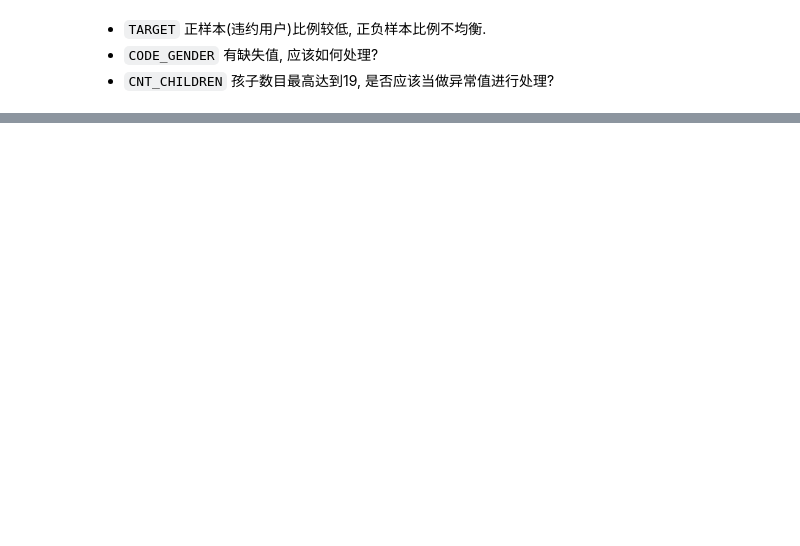
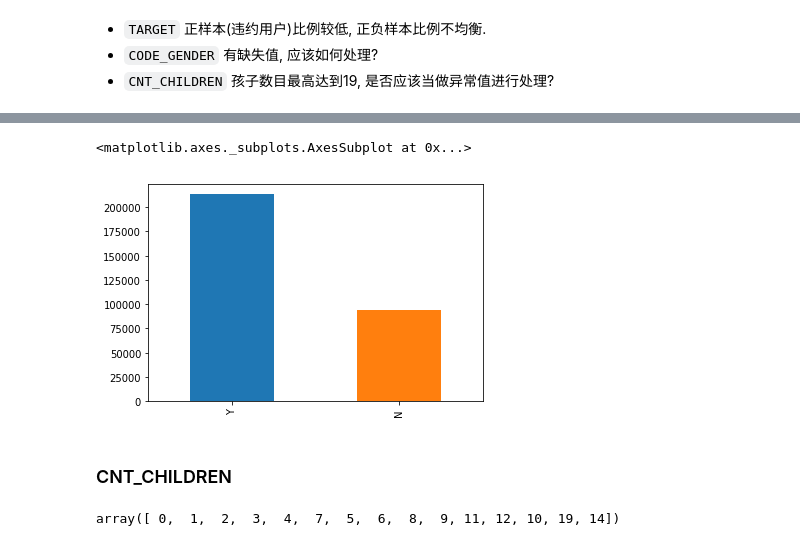
Before and after one commit to ShuaiHuang/kaggle-home-credit-default-risk, a Jupyter notebook: code/data-analysis.ipynb, the cells around one changed output, grey strips where cells are left out. Cells and saved outputs as stored; diff of their text form; code cells hidden in the pictures; blank space fills up the shorter version.

```diff
--- a/code/data-analysis.ipynb
+++ b/code/data-analysis.ipynb
@@ -100,0 +156,11 @@ Name: AMT_REQ_CREDIT_BUREAU_YEAR, dtype: float64
+# %%
+user_df['FLAG_OWN_REALTY'].value_counts().plot(kind='bar')
+# %% [output]
+<matplotlib.axes._subplots.AxesSubplot at 0x...>
+[figure, added]
+# %% [markdown]
+### CNT_CHILDREN
+# %%
+user_df['CNT_CHILDREN'].unique()
+# %% [output]
+array([ 0,  1,  2,  3,  4,  7,  5,  6,  8,  9, 11, 12, 10, 19, 14])
```
Also changed, not shown: parts of 384 cells of this notebook.
